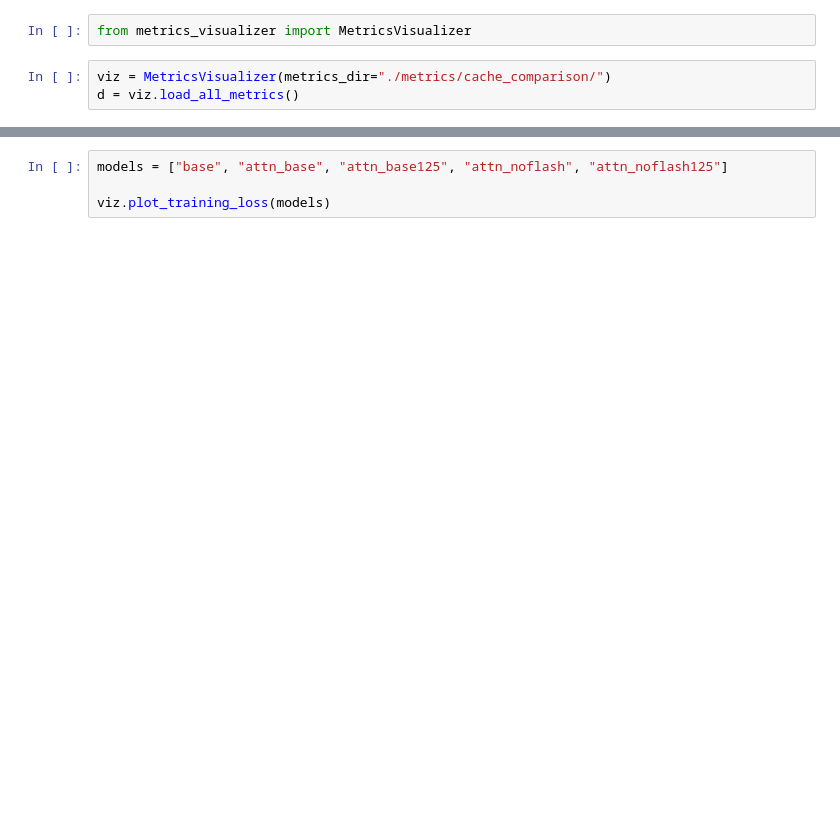
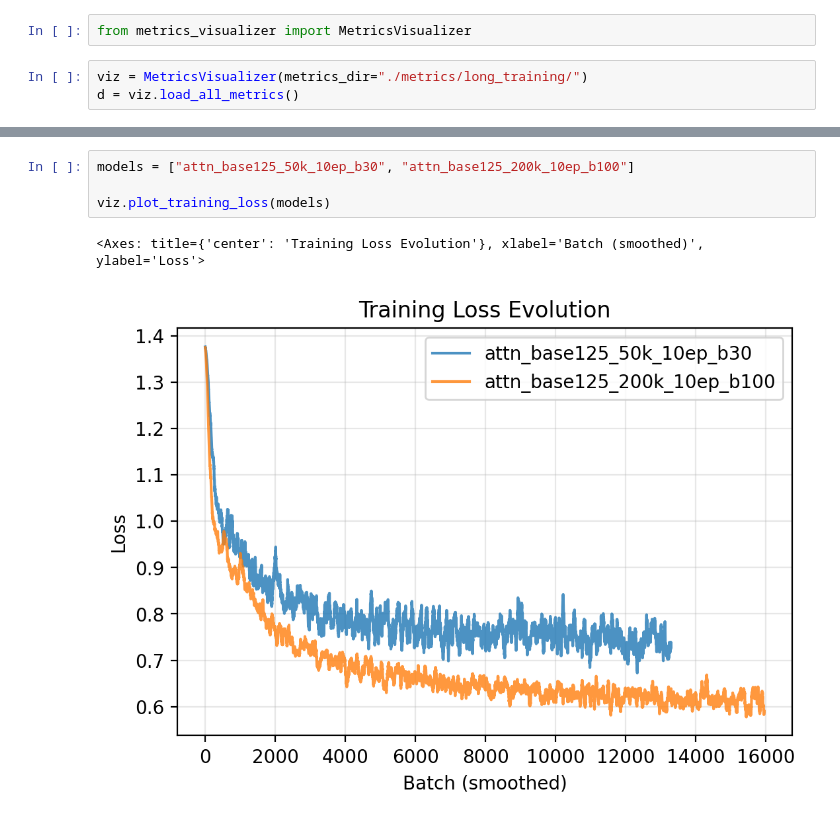
Before and after one commit to mvicenzi/ml-dune-model, a Jupyter notebook: inspect_metrics.ipynb, the cells around one changed output, grey strips where cells are left out. Drawn from its saved outputs; the diff is of its cells as text; blank space fills up the shorter version.

```diff
--- a/inspect_metrics.ipynb
+++ b/inspect_metrics.ipynb
@@ -1,5 +1,5 @@
 # %%
 from metrics_visualizer import MetricsVisualizer
 # %%
-viz = MetricsVisualizer(metrics_dir="./metrics/cache_comparison/")
+viz = MetricsVisualizer(metrics_dir="./metrics/long_training/")
 d = viz.load_all_metrics()
@@ -8,6 +17,9 @@ viz.print_summary_table()
 # %%
-models = ["base", "attn_base", "attn_base125", "attn_noflash", "attn_noflash125"]
+models = ["attn_base125_50k_10ep_b30", "attn_base125_200k_10ep_b100"]
 
 viz.plot_training_loss(models)
+# %% [output]
+<Axes: title={'center': 'Training Loss Evolution'}, xlabel='Batch (smoothed)', ylabel='Loss'>
+[figure, added]
 # %%
 viz.plot_test_accuracy(models)
```
Also changed, not shown: parts of 7 cells of this notebook, 2 other files.
